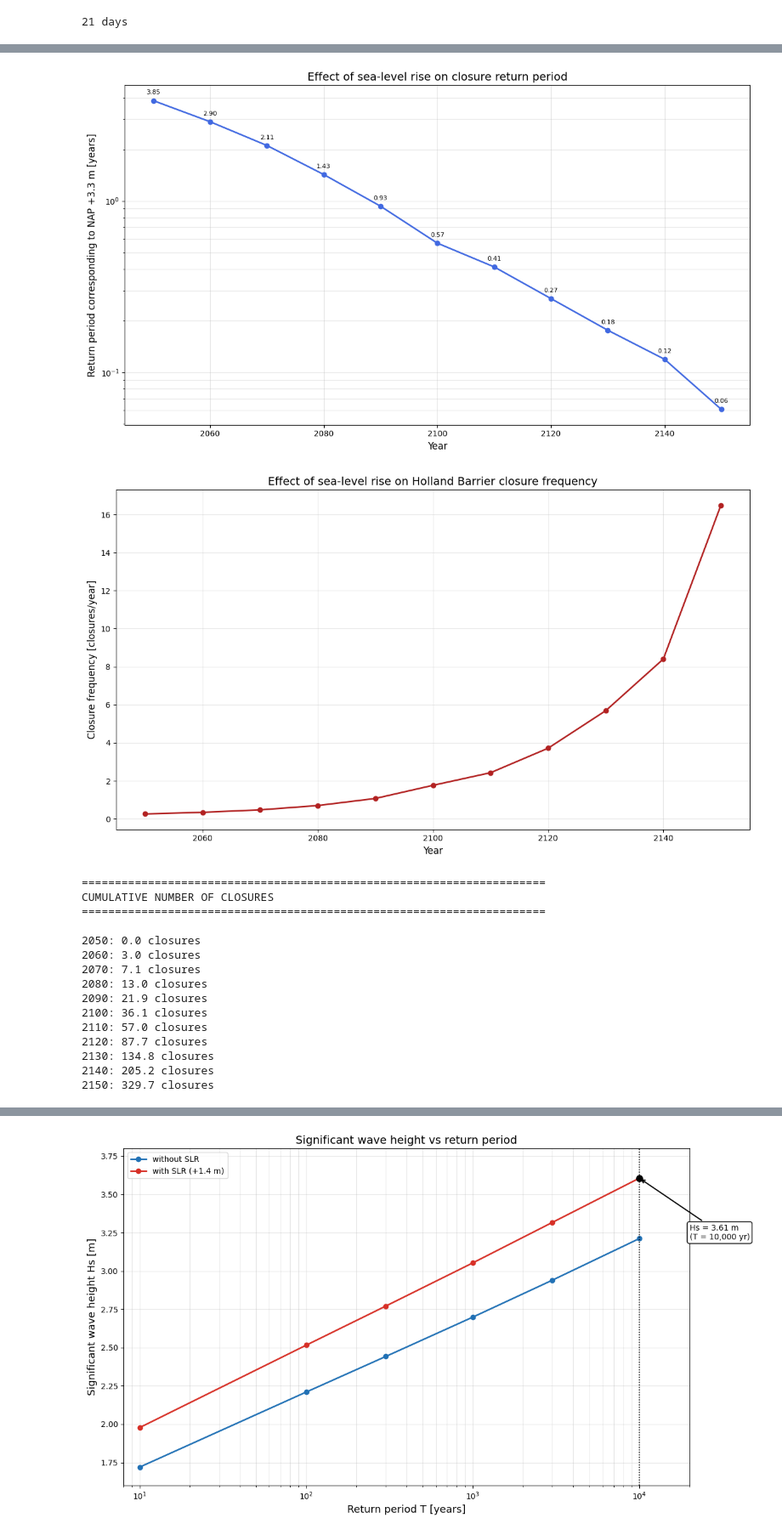
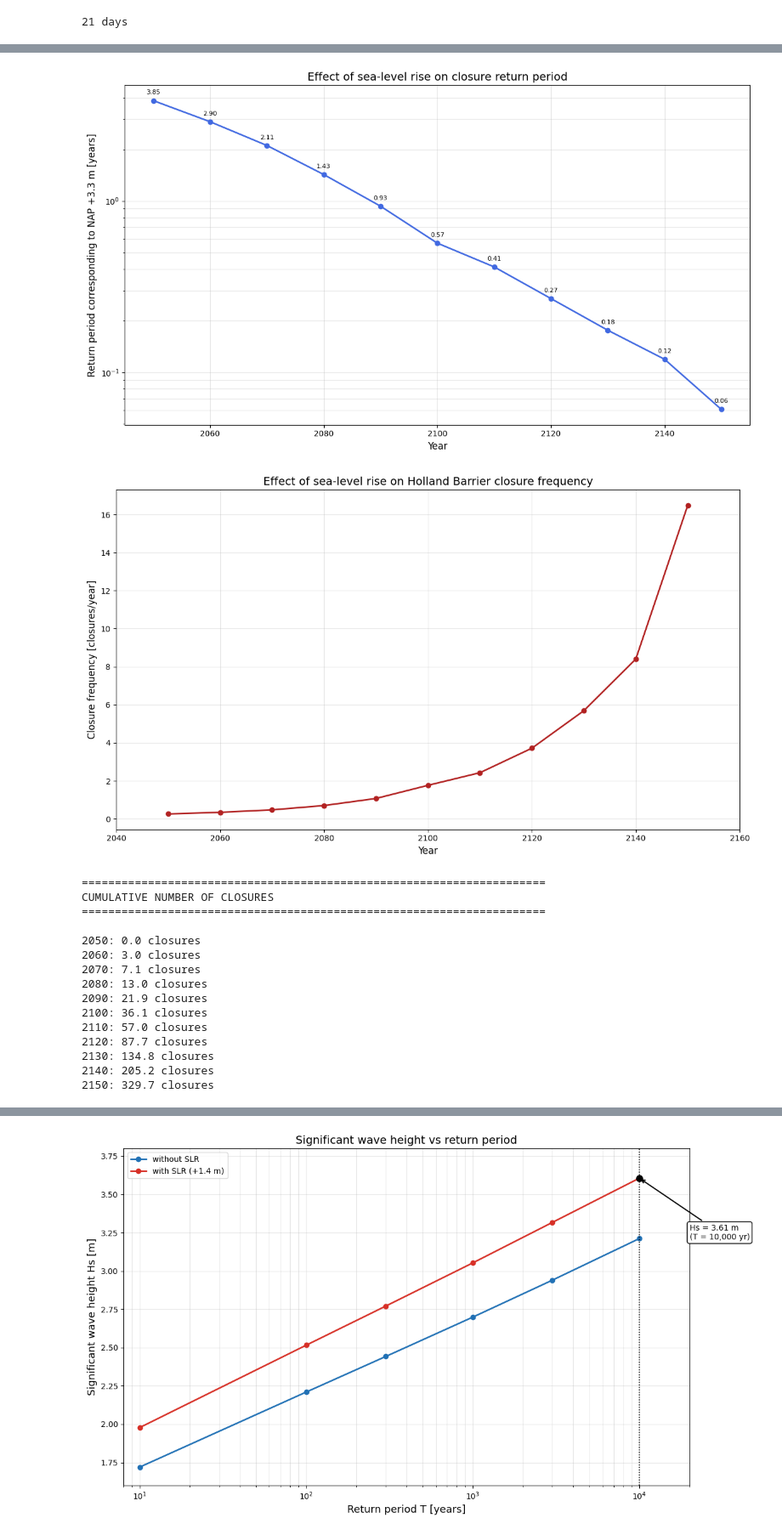
Before and after one commit to hsalden/The-Holland-Barrier, a Jupyter notebook: Hydraulic_conditions_hydranl.ipynb, the cells around one changed output, grey strips where cells are left out. Shown at 85% size. Cells and saved outputs as stored; diff of their text form; code cells hidden in the pictures.

```diff
--- a/Hydraulic_conditions_hydranl.ipynb
+++ b/Hydraulic_conditions_hydranl.ipynb
@@ -310,7 +312,7 @@ ax.plot(
 )
 
 
-
+ax.set_xbound(2040, 2160)
 ax.set_xlabel("Year", fontsize=12)
 
 ax.set_ylabel(
@@ -426,6 +428,7 @@ ax.set_title(
     fontsize=14
 )
 
+ax.set_xbound(2040, 2160)
 ax.grid(True, alpha=0.3)
 
 ax.legend()
@@ -442,34 +445,34 @@ print("=" * 70)
 print("DESIGN VALUE")
 print("=" * 70)
 print()
 
 print(
     f"Total number of closures between "
     f"2050 and 2150 = {N_cumulative[-1]:.1f}"
 )
 
 print(
     f"Rounded design value = "
     f"{round(N_cumulative[-1])} closures"
 )
 # %% [output]
 ======================================================================
 RETURN PERIOD OF CLOSURE LEVEL (NAP +3.3 m)
 ======================================================================
 
 2050: T = 3.8505 yr (1405 days)
 2060: T = 2.8990 yr (1058 days)
 2070: T = 2.1066 yr (769 days)
 2080: T = 1.4259 yr (520 days)
 2090: T = 0.9315 yr (340 days)
 2100: T = 0.5668 yr (207 days)
 2110: T = 0.4119 yr (150 days)
 2120: T = 0.2691 yr (98 days)
 2130: T = 0.1758 yr (64 days)
 2140: T = 0.1190 yr (43 days)
 2150: T = 0.0606 yr (22 days)
 [figure]
-[figure, old version]
+[figure, new version]
 ======================================================================
 CUMULATIVE NUMBER OF CLOSURES
 ======================================================================
```
Also changed, not shown: parts of 7 cells of this notebook, 1 other file.
